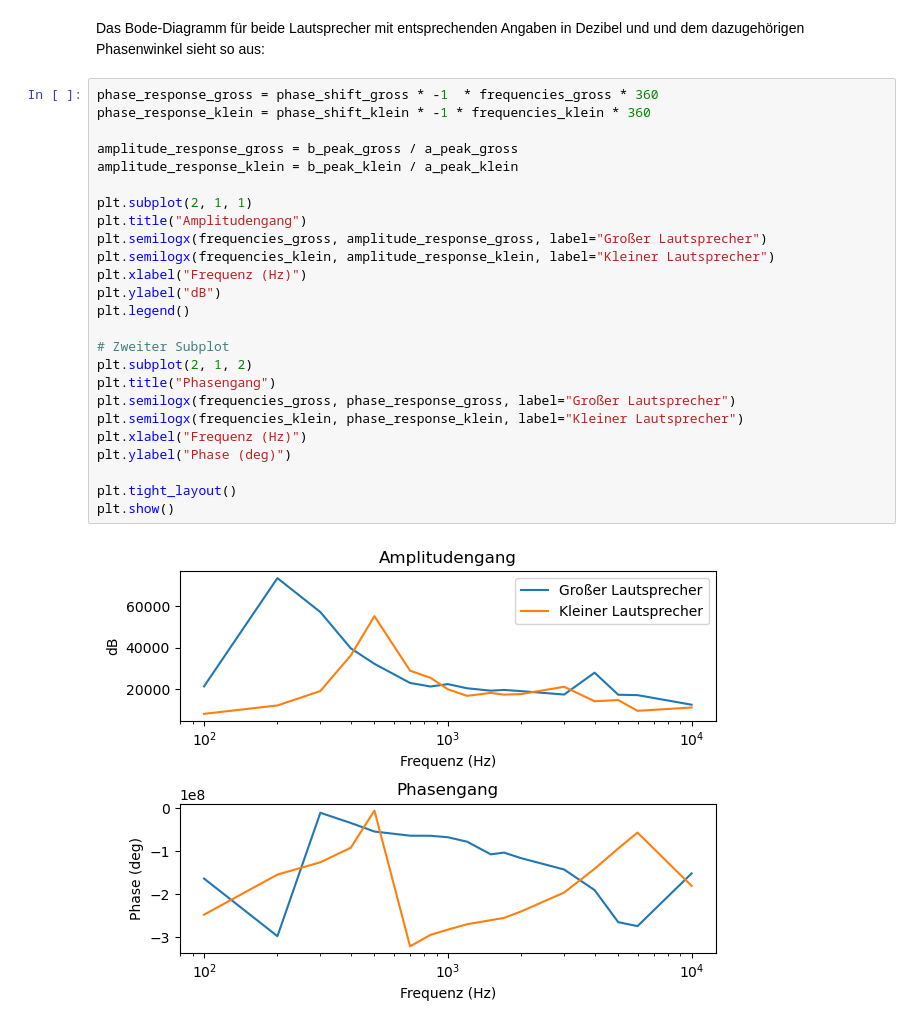
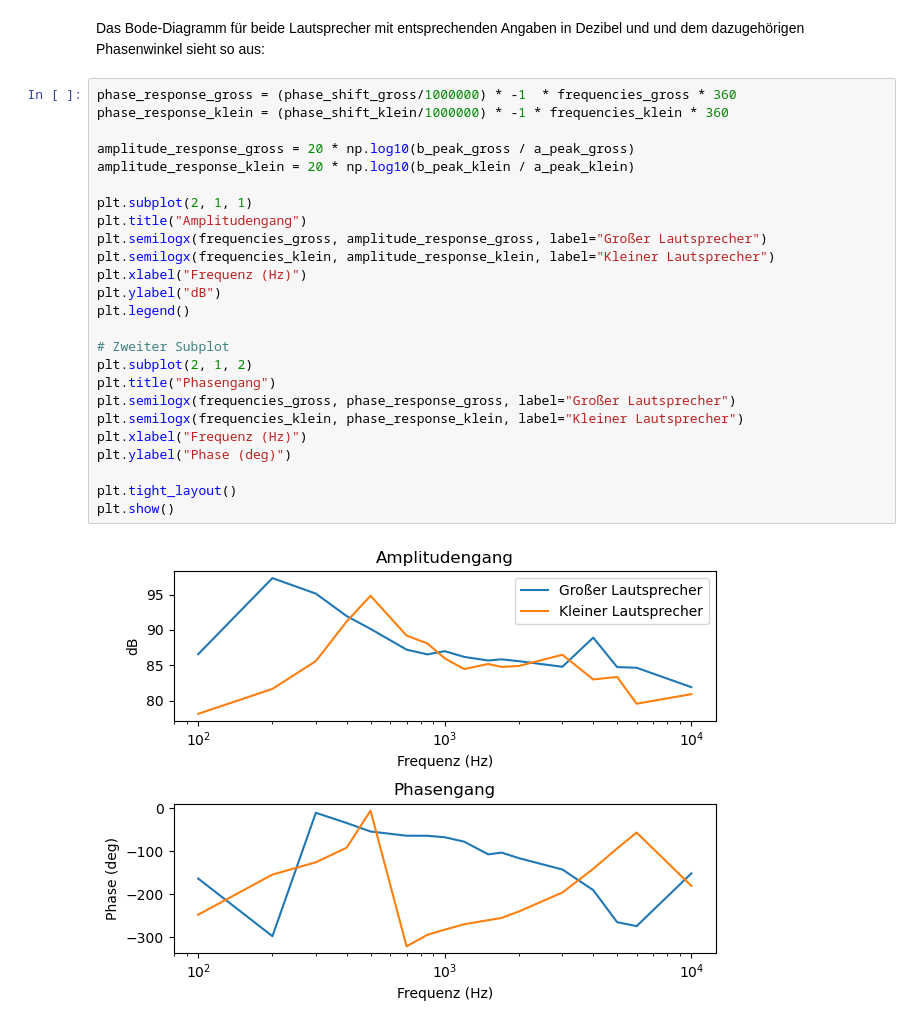
Before and after one commit to patri9ck/sss, a Jupyter notebook: versuch3/versuch3.ipynb, the cells around one changed output. Saved outputs shown, nothing was run; the diff lists cells and outputs as text.

```diff
--- a/versuch3/versuch3.ipynb
+++ b/versuch3/versuch3.ipynb
@@ -137,29 +136,29 @@ plt.show()
 # %% [markdown]
 Das Bode-Diagramm für beide Lautsprecher mit entsprechenden Angaben in Dezibel und und dem dazugehörigen Phasenwinkel sieht so aus:
 # %%
-phase_response_gross = phase_shift_gross * -1  * frequencies_gross * 360
-phase_response_klein = phase_shift_klein * -1 * frequencies_klein * 360
+phase_response_gross = (phase_shift_gross/1000000) * -1  * frequencies_gross * 360
+phase_response_klein = (phase_shift_klein/1000000) * -1 * frequencies_klein * 360
 
-amplitude_response_gross = b_peak_gross / a_peak_gross
-amplitude_response_klein = b_peak_klein / a_peak_klein
+amplitude_response_gross = 20 * np.log10(b_peak_gross / a_peak_gross)
+amplitude_response_klein = 20 * np.log10(b_peak_klein / a_peak_klein)
 
 plt.subplot(2, 1, 1)
 plt.title("Amplitudengang")
 plt.semilogx(frequencies_gross, amplitude_response_gross, label="Großer Lautsprecher")
 plt.semilogx(frequencies_klein, amplitude_response_klein, label="Kleiner Lautsprecher")
 plt.xlabel("Frequenz (Hz)")
 plt.ylabel("dB")
 plt.legend()
 
 # Zweiter Subplot
 plt.subplot(2, 1, 2)
 plt.title("Phasengang")
 plt.semilogx(frequencies_gross, phase_response_gross, label="Großer Lautsprecher")
 plt.semilogx(frequencies_klein, phase_response_klein, label="Kleiner Lautsprecher")
 plt.xlabel("Frequenz (Hz)")
 plt.ylabel("Phase (deg)")
 
 plt.tight_layout()
 plt.show()
 # %% [output]
-[figure, old version]
+[figure, new version]
```
Also changed, not shown: parts of 5 cells of this notebook, 1 other file.
